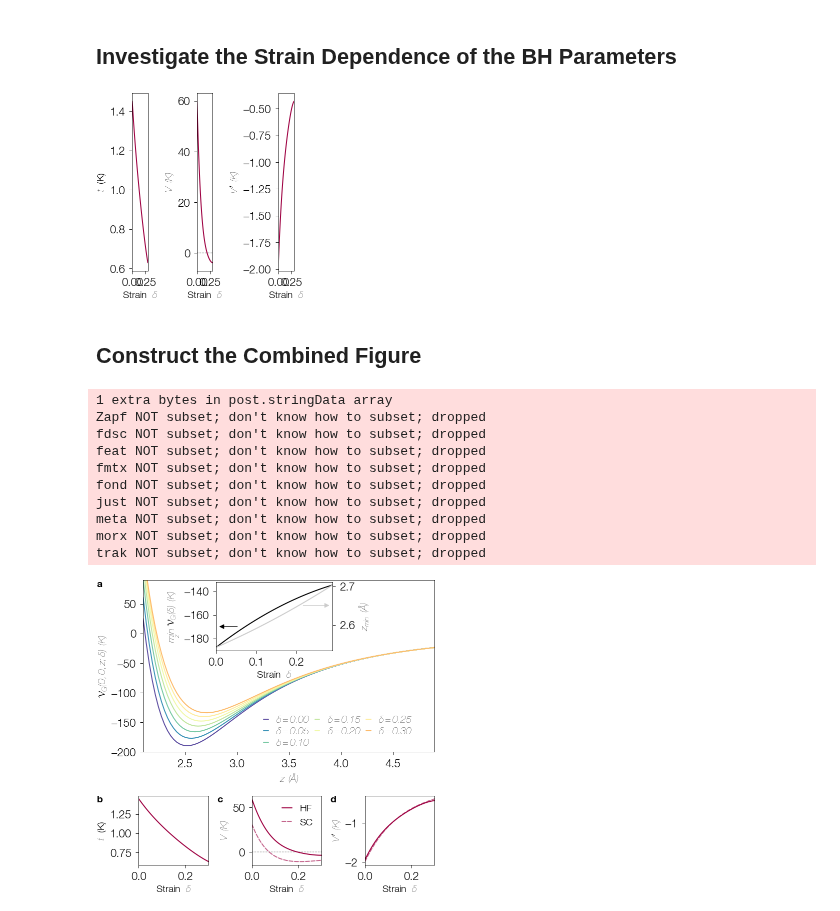
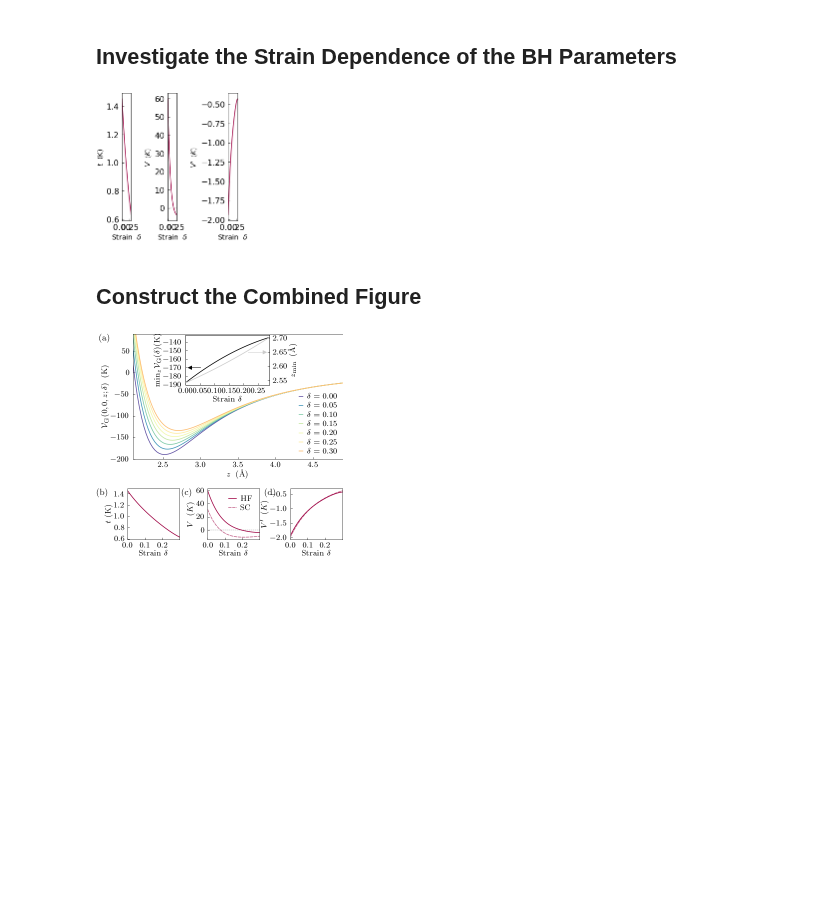
Before and after one commit to DelMaestroGroup/papers-code-Superfluid4HeStrainGraphene, a Jupyter notebook: src/strain_dependence_adsorption_potential.ipynb, the cells around one changed output. Cells and saved outputs as stored; diff of their text form; code cells hidden in the pictures; blank space fills up the shorter version.

```diff
--- a/src/strain_dependence_adsorption_potential.ipynb
+++ b/src/strain_dependence_adsorption_potential.ipynb
@@ -18,9 +18,9 @@ import dgutils
 %config InlineBackend.figure_format = 'retina'
 
 # plot style
-plot_style = {'notebook':'../include/notebook.mplstyle','sans':'../include/sans_NC.mplstyle'}
+plot_style = {'notebook':'../include/notebook.mplstyle','sans':'../include/sans_NC.mplstyle', 'aps':'../include/aps.mplstyle'}
 plt.style.reload_library()
-plt.style.use(plot_style['sans'])
+plt.style.use(plot_style['aps'])
 figsize = plt.rcParams['figure.figsize']
 
 colors = plt.rcParams['axes.prop_cycle'].by_key()['color']
@@ -76,7 +76,7 @@ def plot_zmin_Vmin(_ax):
     _ax.set_xlabel('Strain  $\delta$')
     _ax2.set_ylabel(r'$z_{\rm min}\;\; (\mathrm{\AA})$')
     #_ax.set_ylabel(r'$\min_z \; V_G(0,0,z)\;\; (\mathrm{K})$')
-    _ax.set_ylabel(r'$\min_z \; \mathcal{V}_{\rm G}(\delta)\;\; (\mathrm{K})$')
+    _ax.set_ylabel(r'$\min_z \!\mathcal{V}_{\rm G}(\delta) (\mathrm{K})$')
 
 
     _ax.set_xlim(0,0.29)
@@ -159,7 +138,7 @@ def plot_Vads(_ax, add_inset=False):
     _ax.set_ylim(-200,90)
     _ax.set_xlim(2.1,4.9)
 
-    _ax.legend(ncol=3,loc=(0.4,0.0025), columnspacing=0.5, handlelength=0.5, labelspacing=0.25)
+    _ax.legend(ncol=1,loc=(0.775,0.0025), columnspacing=0.5, handlelength=0.5, labelspacing=0.25)
 
     if add_inset:
         _axins = ax.inset_axes([0.25, 0.59, 0.4, 0.4])
@@ -168,9 +147,9 @@ def plot_Vads(_ax, add_inset=False):
     return _ax
 
 
-with plt.style.context(plot_style['sans']):
+with plt.style.context(plot_style['aps']):
     fig,ax = plt.subplots(1,1,constrained_layout=True)
-    dgutils.fonts.set_custom_font(font_path)
+    #dgutils.fonts.set_custom_font(font_path)
 
     ax = plot_Vads(ax, add_inset=True)
     plt.savefig('../figures/VG_vs_z_with_inset.pdf')
@@ -237,50 +206,40 @@ with plt.style.context(plot_style['sans']):
 
     figsize = plt.rcParams['figure.figsize']
     fig = plt.figure(figsize=(figsize[1],figsize[1]),constrained_layout=True)
-    dgutils.fonts.set_custom_font(font_path)
+    #dgutils.fonts.set_custom_font(font_path)
     plot_BH_strain(fig)
 # %% [output]
-[figure, old version]
+[figure, new version]
 # %% [markdown]
 ## Construct the Combined Figure
 # %%
 plt.style.reload_library()
-with plt.style.context(plot_style['sans']):
+with plt.style.context(plot_style['aps']):
 
-    dgutils.fonts.set_custom_font(font_path)
+    #dgutils.fonts.set_custom_font(font_path)
 
     figsize = plt.rcParams['figure.figsize']
     fig = plt.figure(figsize=(figsize[0],1.5*figsize[1]), constrained_layout=True)
     VG_fig,BH_fig = fig.subfigures(nrows=2,ncols=1, height_ratios=[2,1])
 
     # Graphene Adsorption Figure
     ax_VG = VG_fig.subplots(1,1)
     ax_VG = plot_Vads(ax_VG)
 
     # Add Inset with Vmin
     axins = ax_VG.inset_axes([0.25, 0.59, 0.4, 0.4])
     axins = plot_zmin_Vmin(axins)
 
     # Bose-Hubbard
     ax_BH = plot_BH_strain(BH_fig,rel=False, semi_classical=True)
 
     # add panel labels
     font_props = dgutils.fonts.get_custom_font_props(bold_font_path)
-    ax_VG.text(-0.16,1.0,'a', ha='left',va='top', transform=ax_VG.transAxes, fontproperties=font_props)
-    ax_BH[0].text(-0.60,1.0,'b',ha='left',va='top',transform=ax_BH[0].transAxes, fontproperties=font_props)
-    for i,lab in enumerate(['c','d']):
+    ax_VG.text(-0.16,1.0,'(a)', ha='left',va='top', transform=ax_VG.transAxes, fontproperties=font_props)
+    ax_BH[0].text(-0.60,1.0,'(b)',ha='left',va='top',transform=ax_BH[0].transAxes, fontproperties=font_props)
+    for i,lab in enumerate(['(c)','(d)']):
         ax_BH[i+1].text(-0.50,1.0,lab,ha='left',va='top',transform=ax_BH[i+1].transAxes, fontproperties=font_props)
 
     plt.savefig('../figures/VG_vs_z_BH.pdf')
 # %% [output]
-1 extra bytes in post.stringData array
-Zapf NOT subset; don't know how to subset; dropped
-fdsc NOT subset; don't know how to subset; dropped
-feat NOT subset; don't know how to subset; dropped
-fmtx NOT subset; don't know how to subset; dropped
-fond NOT subset; don't know how to subset; dropped
-just NOT subset; don't know how to subset; dropped
-meta NOT subset; don't know how to subset; dropped
-morx NOT subset; don't know how to subset; dropped
-trak NOT subset; don't know how to subset; dropped
-[figure, old version]
+[figure, new version]
```
Also changed, not shown: parts of 4 cells of this notebook, 5 other files.
